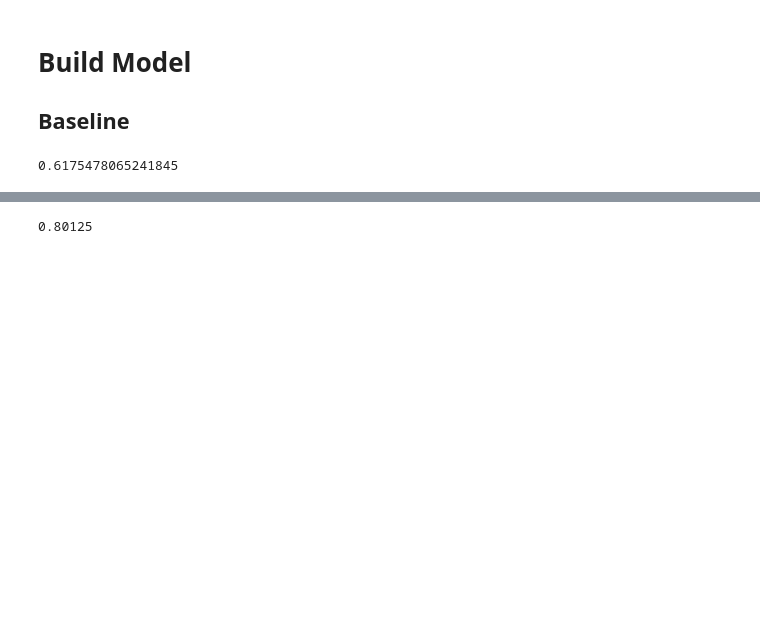
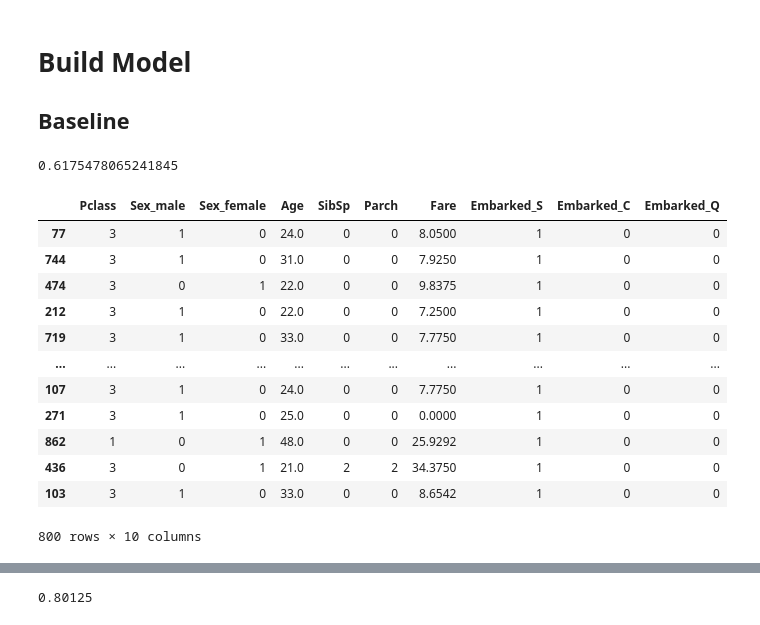
Before and after one commit to Wali-Mohamed/Titanic-Survival-Machine-Learning, a Jupyter notebook: titanic-notebook-w.ipynb, the cells around one changed output, grey strips where cells are left out. Drawn from its saved outputs; the diff is of its cells as text; code cells hidden in the pictures; blank space fills up the shorter version.

```diff
--- a/titanic-notebook-w.ipynb
+++ b/titanic-notebook-w.ipynb
@@ -231,6 +259,21 @@ df['Survived'].value_counts(normalize=True).max()
 # %%
 ## Train model
 model=LogisticRegression(max_iter=1000, verbose=1)
-oh=OneHotEncoder(use_cat_names=True)
+
+X_train
+# %% [output]
+|  | Pclass | Sex_male | Sex_female | Age | SibSp | Parch | Fare | Embarked_S | Embarked_C | Embarked_Q |
+| 77 | 3 | 1 | 0 | 24.0 | 0 | 0 | 8.0500 | 1 | 0 | 0 |
+| 744 | 3 | 1 | 0 | 31.0 | 0 | 0 | 7.9250 | 1 | 0 | 0 |
+| 474 | 3 | 0 | 1 | 22.0 | 0 | 0 | 9.8375 | 1 | 0 | 0 |
+| 212 | 3 | 1 | 0 | 22.0 | 0 | 0 | 7.2500 | 1 | 0 | 0 |
+| 719 | 3 | 1 | 0 | 33.0 | 0 | 0 | 7.7750 | 1 | 0 | 0 |
+| ... | ... | ... | ... | ... | ... | ... | ... | ... | ... | ... |
+| 107 | 3 | 1 | 0 | 24.0 | 0 | 0 | 7.7750 | 1 | 0 | 0 |
+| 271 | 3 | 1 | 0 | 25.0 | 0 | 0 | 0.0000 | 1 | 0 | 0 |
+| 862 | 1 | 0 | 1 | 48.0 | 0 | 0 | 25.9292 | 1 | 0 | 0 |
+| 436 | 3 | 0 | 1 | 21.0 | 2 | 2 | 34.3750 | 1 | 0 | 0 |
+| 103 | 3 | 1 | 0 | 33.0 | 0 | 0 | 8.6542 | 1 | 0 | 0 |
+800 rows × 10 columns
 # %%
 #convert categorical data
```
Also changed, not shown: parts of 14 cells of this notebook.
